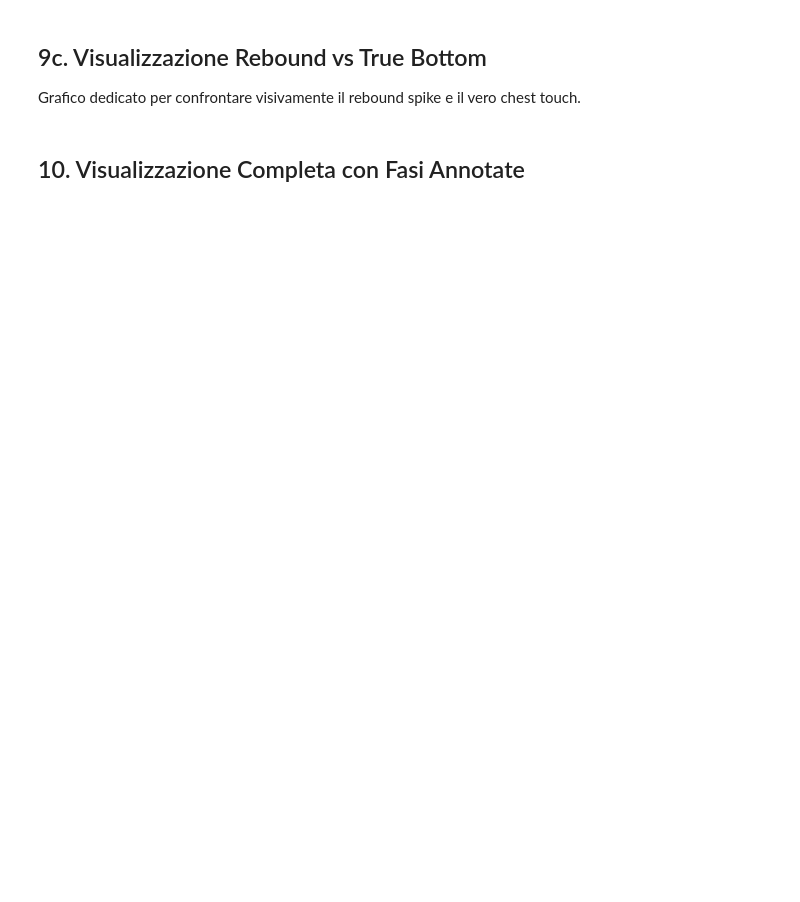
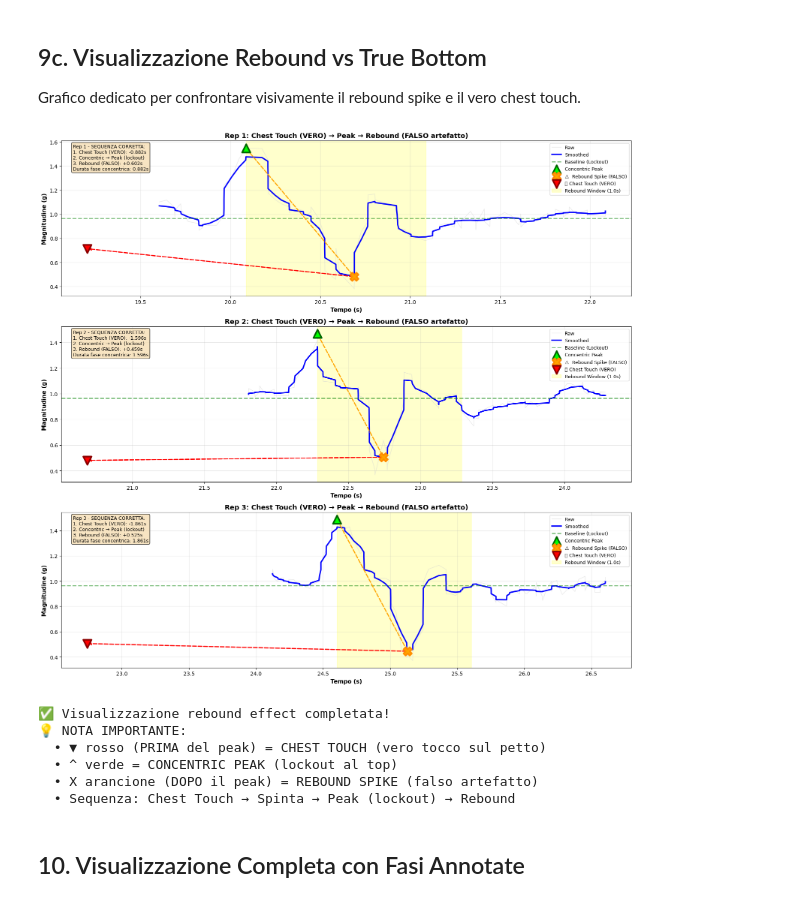
Before and after one commit to paoloartasensi/python_bt, a Jupyter notebook: benchpress_analysis.ipynb, the cells around one changed output. Drawn from its saved outputs; the diff is of its cells as text; code cells hidden in the pictures; blank space fills up the shorter version.

```diff
--- a/benchpress_analysis.ipynb
+++ b/benchpress_analysis.ipynb
@@ -502,53 +615,61 @@ if len(rebound_df) > 0 and len(chest_touch_df) > 0:
                    linewidths=3, zorder=10, label='🎯 Chest Touch (VERO)')
 
         # Zona rebound (area grigia)
-        rebound_window_end = peak_time + REBOUND_SKIP_TIME
+        rebound_window_end = peak_time + REBOUND_SEARCH_WINDOW
         ax.axvspan(peak_time, rebound_window_end,
-                   color='yellow', alpha=0.2, zorder=1, label=f'Rebound Window ({REBOUND_SKIP_TIME}s)')
+                   color='yellow', alpha=0.2, zorder=1, label=f'Rebound Window ({REBOUND_SEARCH_WINDOW}s)')
 
         # Annotazioni con frecce
         # Freccia Peak → Rebound
         ax.annotate('', xy=(df.loc[rebound_idx, 'Timestamp'], df.loc[rebound_idx, 'Mag_smooth']),
                     xytext=(df.loc[peak_idx, 'Timestamp'], df.loc[peak_idx, 'Magnitude (g)']),
                     arrowprops=dict(arrowstyle='->', color='orange', lw=2, linestyle='--'))
 
         # Freccia Rebound → Chest Touch
         ax.annotate('', xy=(df.loc[chest_touch_idx, 'Timestamp'], df.loc[chest_touch_idx, 'Mag_smooth']),
                     xytext=(df.loc[rebound_idx, 'Timestamp'], df.loc[rebound_idx, 'Mag_smooth']),
                     arrowprops=dict(arrowstyle='->', color='red', lw=2, linestyle='--'))
 
         # Testo informativo
-        rebound_time = df.loc[rebound_idx, 'Timestamp'] - peak_time
-        chest_touch_time = df.loc[chest_touch_idx, 'Timestamp'] - peak_time
-        time_diff = chest_touch_time - rebound_time
+        chest_touch_time_before = peak_time - df.loc[chest_touch_idx, 'Timestamp']
+        rebound_time_after = df.loc[rebound_idx, 'Timestamp'] - peak_time
 
-        info_text = (f"Rep {i+1} - SEQUENZA:\n"
-                    f"1. Peak (lockout)\n"
-                    f"2. Rebound (1° dip FALSO): +{rebound_time:.3f}s\n"
-                    f"3. Chest Touch (2° dip VERO): +{chest_touch_time:.3f}s\n"
-                    f"Differenza: {time_diff:.3f}s")
+        info_text = (f"Rep {i+1} - SEQUENZA CORRETTA:\n"
+                    f"1. Chest Touch (VERO): -{chest_touch_time_before:.3f}s\n"
+                    f"2. Concentric → Peak (lockout)\n"
+                    f"3. Rebound (FALSO): +{rebound_time_after:.3f}s\n"
+                    f"Durata fase concentrica: {chest_touch_time_before:.3f}s")
 
         ax.text(0.02, 0.98, info_text, transform=ax.transAxes,
                 fontsize=9, verticalalignment='top',
                 bbox=dict(boxstyle='round', facecolor='wheat', alpha=0.8))
 
         ax.set_ylabel('Magnitudine (g)', fontweight='bold', fontsize=11)
         ax.set_xlabel('Tempo (s)', fontweight='bold', fontsize=11)
-        ax.set_title(f'Rep {i+1}: Peak → Rebound (1° dip FALSO) → Chest Touch (2° dip VERO)',
+        ax.set_title(f'Rep {i+1}: Chest Touch (VERO) → Peak → Rebound (FALSO artefatto)',
                      fontsize=13, fontweight='bold')
         ax.legend(loc='upper right', fontsize=9)
         ax.grid(True, alpha=0.3)
 
     plt.tight_layout()
     plt.show()
 
     print("✅ Visualizzazione rebound effect completata!")
     print("💡 NOTA IMPORTANTE:")
-    print("  • PRIMO dip (X arancione) = REBOUND SPIKE (falso, artefatto)")
-    print("  • SECONDO dip (▼ rosso) = CHEST TOUCH (vero tocco sul petto)")
-    print("  • Sequenza: Peak verde → Baseline → Rebound (1°) → Chest Touch (2°)")
+    print("  • ▼ rosso (PRIMA del peak) = CHEST TOUCH (vero tocco sul petto)")
+    print("  • ^ verde = CONCENTRIC PEAK (lockout al top)")
+    print("  • X arancione (DOPO il peak) = REBOUND SPIKE (falso artefatto)")
+    print("  • Sequenza: Chest Touch → Spinta → Peak (lockout) → Rebound")
 else:
     print("⚠️  Dati insufficienti per visualizzare rebound effect")
+# %% [output]
+[figure, added]
+✅ Visualizzazione rebound effect completata!
+💡 NOTA IMPORTANTE:
+  • ▼ rosso (PRIMA del peak) = CHEST TOUCH (vero tocco sul petto)
+  • ^ verde = CONCENTRIC PEAK (lockout al top)
+  • X arancione (DOPO il peak) = REBOUND SPIKE (falso artefatto)
+  • Sequenza: Chest Touch → Spinta → Peak (lockout) → Rebound
 # %% [markdown]
 ## 10. Visualizzazione Completa con Fasi Annotate
 # %%
```
Also changed, not shown: parts of 15 cells of this notebook.
